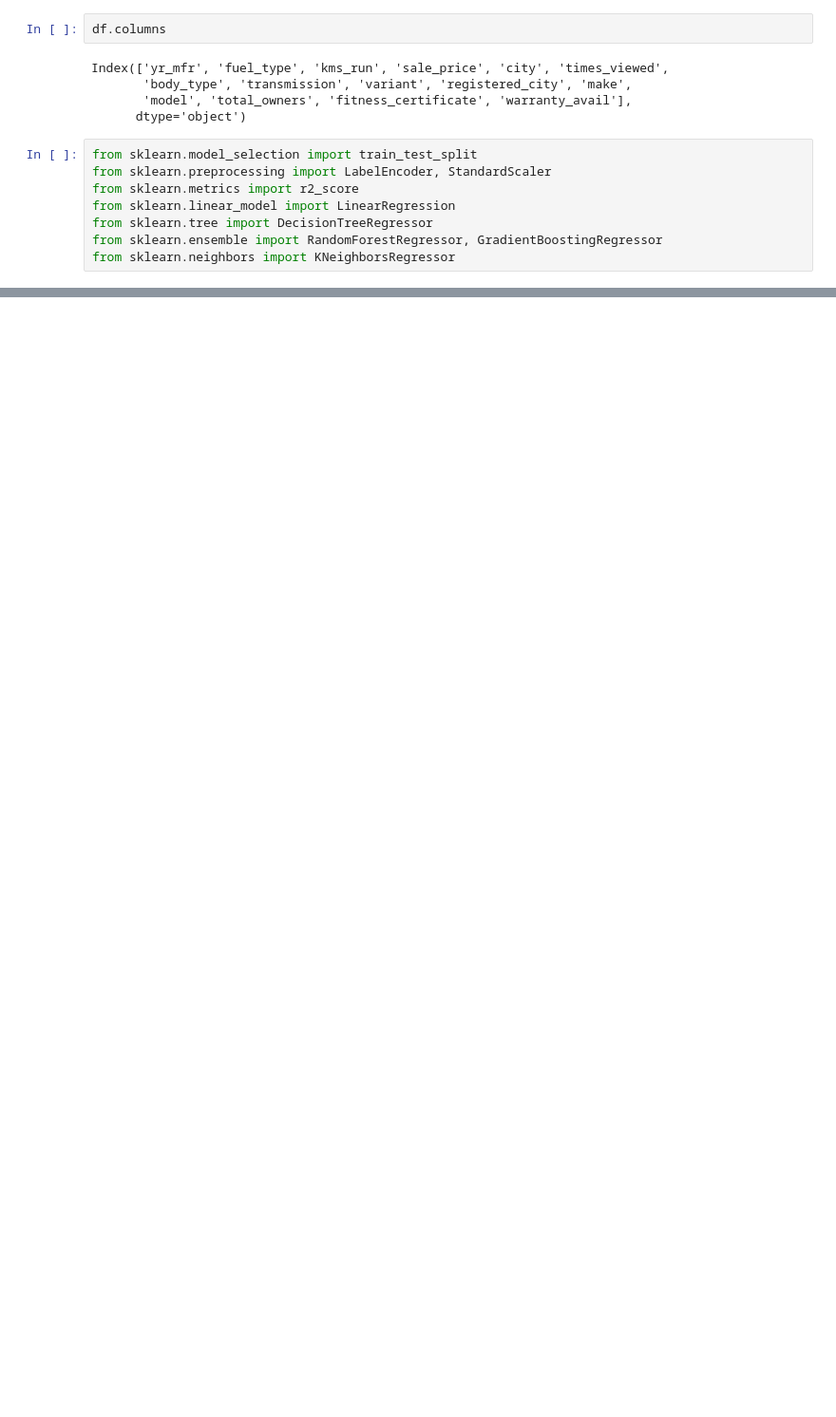
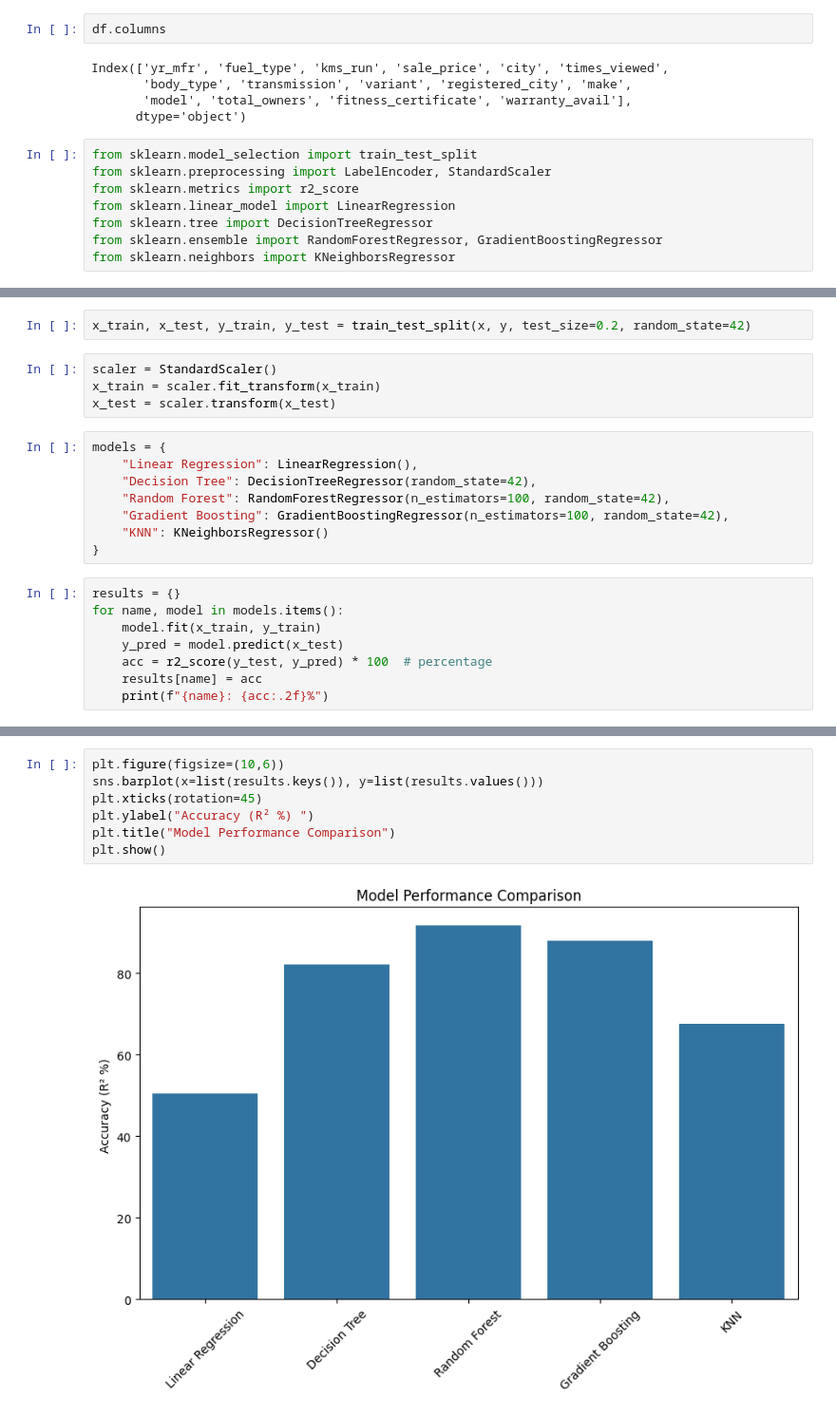
Before and after one commit to i-aryann/Used-car-price-prediction, a Jupyter notebook: car_price.ipynb, the cells around one changed output, grey strips where cells are left out. Shown: that part at 95% size. Cells and saved outputs as stored; diff of their text form; blank space fills up the shorter version.

```diff
--- a/car_price.ipynb
+++ b/car_price.ipynb
@@ -211,0 +232,22 @@ from sklearn.neighbors import KNeighborsRegressor
+# %%
+x_train, x_test, y_train, y_test = train_test_split(x, y, test_size=0.2, random_state=42)
+# %%
+scaler = StandardScaler()
+x_train = scaler.fit_transform(x_train)
+x_test = scaler.transform(x_test)
+# %%
+models = {
+    "Linear Regression": LinearRegression(),
+    "Decision Tree": DecisionTreeRegressor(random_state=42),
+    "Random Forest": RandomForestRegressor(n_estimators=100, random_state=42),
+    "Gradient Boosting": GradientBoostingRegressor(n_estimators=100, random_state=42),
+    "KNN": KNeighborsRegressor()
+}
+# %%
+results = {}
+for name, model in models.items():
+    model.fit(x_train, y_train)
+    y_pred = model.predict(x_test)
+    acc = r2_score(y_test, y_pred) * 100  # percentage
+    results[name] = acc
+    print(f"{name}: {acc:.2f}%")
@@ -211,0 +260,9 @@ from sklearn.neighbors import KNeighborsRegressor
+# %%
+plt.figure(figsize=(10,6))
+sns.barplot(x=list(results.keys()), y=list(results.values()))
+plt.xticks(rotation=45)
+plt.ylabel("Accuracy (R² %) ")
+plt.title("Model Performance Comparison")
+plt.show()
+# %% [output]
+[figure, added]
```
Also changed, not shown: parts of 9 cells of this notebook, 4 other files.
